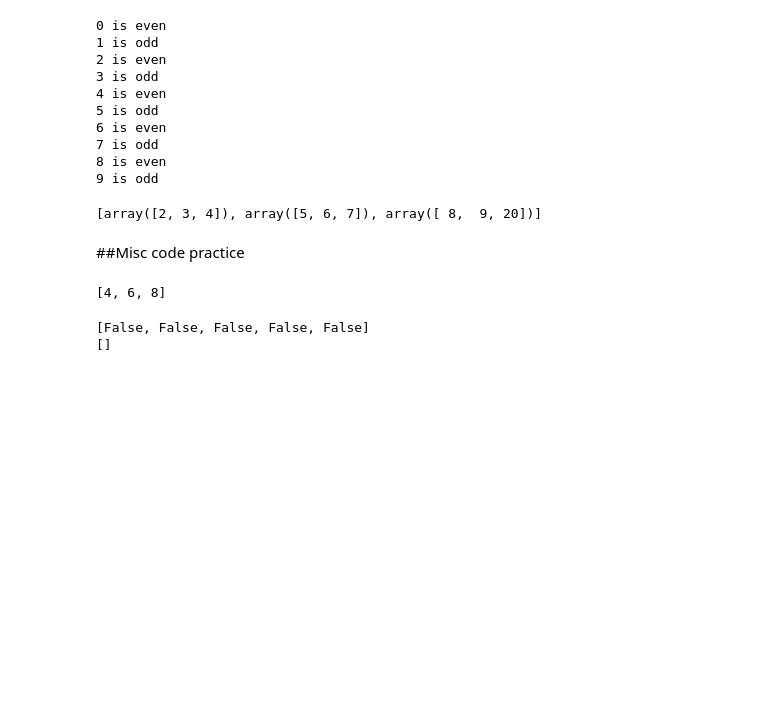
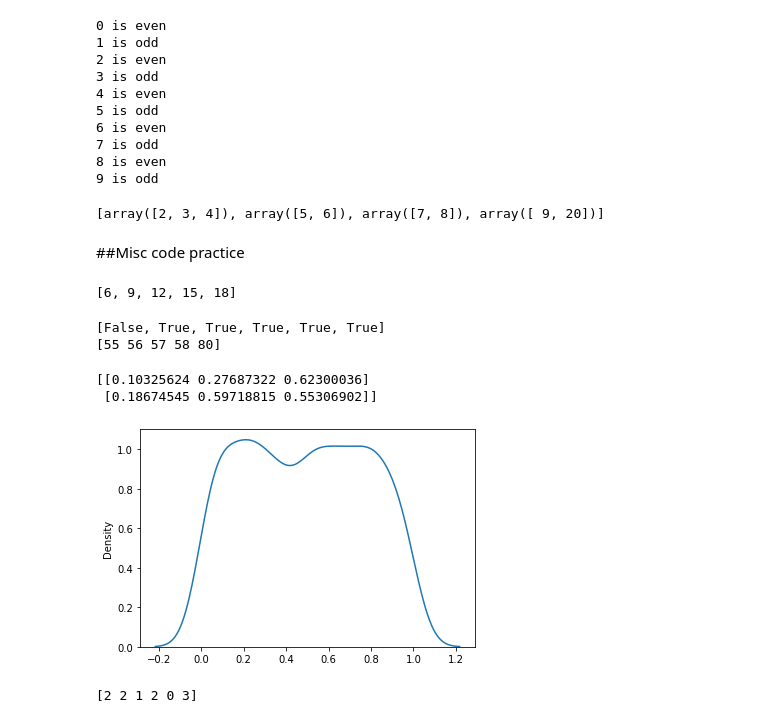
Before and after one commit to clanmaster/HavProject1, a Jupyter notebook: NumpyTesting.ipynb, the cells around one changed output. Drawn from its saved outputs; the diff is of its cells as text; code cells hidden in the pictures; blank space fills up the shorter version.

```diff
--- a/NumpyTesting.ipynb
+++ b/NumpyTesting.ipynb
@@ -131,27 +140,27 @@ while a < 10:
 import numpy as np
 arr = np.array([2,3,4,5,6,7,8,9,20])
 
-slickArr = np.array_split(arr,3)
+slickArr = np.array_split(arr,4)
 print(slickArr)
 # %% [output]
-[array([2, 3, 4]), array([5, 6, 7]), array([ 8,  9, 20])]
+[array([2, 3, 4]), array([5, 6]), array([7, 8]), array([ 9, 20])]
 # %% [markdown]
 ##Misc code practice
 # %%
-start = 4
+start = 6
 stop = 20###this variable needs to be larger then the start variable.
-step = 2
-xs = list(range(10))
+step = 3
+xs = list(range(40))
 print(xs[start:stop:step])
 # %% [output]
-[4, 6, 8]
+[6, 9, 12, 15, 18]
 # %%
 import numpy as np
 
-arr = np.array([50,55,56,57,58])
+arr = np.array([50,55,56,57,58,80])
 filter_arr = []
 for element in arr:
-  if element > 65:
+  if element > 52:
     filter_arr.append(True)
   else:
     filter_arr.append(False)
@@ -161,5 +170,31 @@ newarr = arr[filter_arr]
 print(filter_arr)
 print(newarr)
 # %% [output]
-[False, False, False, False, False]
-[]
+[False, True, True, True, True, True]
+[55 56 57 58 80]
+# %%
+from numpy import random
+
+#x = random.choice([3,5,7,9], p=[0.1,0.3,0.6,0.0], size=(100))
+x = random.uniform(size=(2,3))
+print(x)
+# %% [output]
+[[0.10325624 0.27687322 0.62300036]
+ [0.18674545 0.59718815 0.55306902]]
+# %%
+from numpy import random
+import matplotlib.pyplot as plt
+import seaborn as sns
+
+sns.distplot(random.uniform(size=1000), hist=False)
+plt.show()
+# %% [output]
+[figure, added]
+# %%
+from numpy import random
+import matplotlib.pyplot as plt
+import seaborn as sns
+x = random.multinomial(n=10, pvals=[1/6,1/6,1/6,1/6,1/6,1/6])##dice roll
+print(x)
+# %% [output]
+[2 2 1 2 0 3]
```
Also changed, not shown: parts of 23 cells of this notebook.
